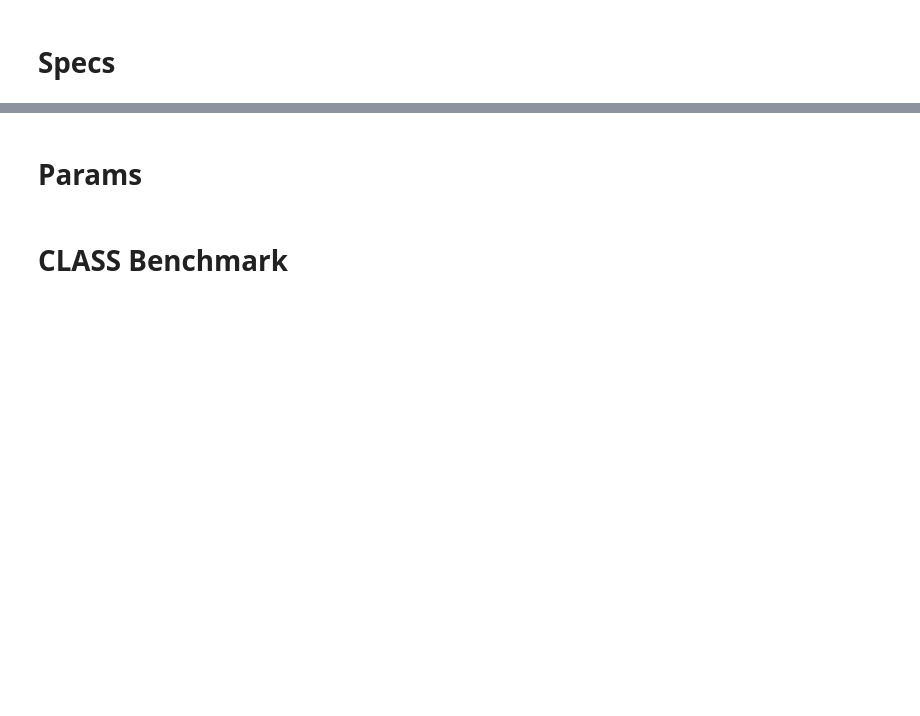
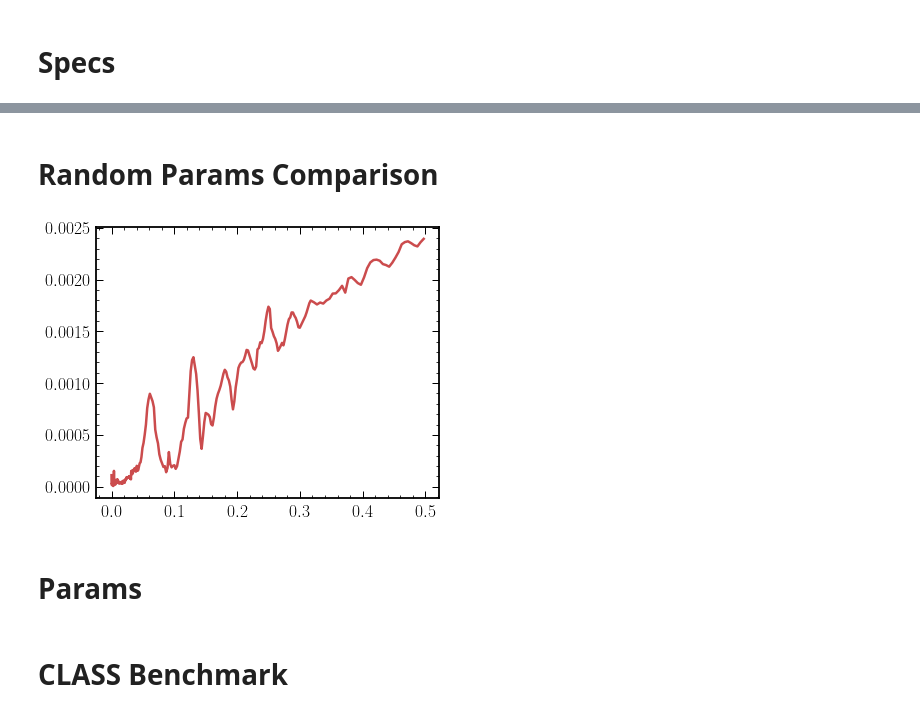
Before and after one commit to cgiovanetti/ABCMB-k, a Jupyter notebook: Module_Tests/paper_plots.ipynb, the cells around one changed output, grey strips where cells are left out. Drawn from its saved outputs; the diff is of its cells as text; code cells hidden in the pictures; blank space fills up the shorter version.

Commit message:
small changes to scripts

```diff
--- a/Module_Tests/paper_plots.ipynb
+++ b/Module_Tests/paper_plots.ipynb
@@ -362,6 +362,28 @@ import matplotlib
 for key, value in params.items():
     matplotlib.rcParams[key] = value
 import matplotlib.pyplot as plt
+# %% [markdown]
+# Random Params Comparison
+# %%
+path = "/home/zz1994/packages/ABCMB/comparison_scripts/out/5sigma"
+l = np.loadtxt(path+"/unlensed/l.txt")
+k = np.loadtxt(path+"/unlensed/k.txt")
+# %%
+tt = np.loadtxt(path+"/unlensed/tt.txt")
+ee = np.loadtxt(path+"/unlensed/ee.txt")
+Pk = np.loadtxt(path+"/unlensed/Pk.txt")
+
+tt_lensed = np.loadtxt(path+"/lensed/tt.txt")
+ee_lensed = np.loadtxt(path+"/lensed/ee.txt")
+
+tt_mnu = np.loadtxt(path+"/mnu/tt.txt")
+ee_mnu = np.loadtxt(path+"/mnu/ee.txt")
+Pk_mnu = np.loadtxt(path+"/mnu/Pk.txt")
+# %%
+plt.plot(k, Pk)
+plt.show()
+# %% [output]
+[figure, added]
 # %% [markdown]
 # Params
 # %%
```
Also changed, not shown: parts of 2 cells of this notebook, 1 other file.
